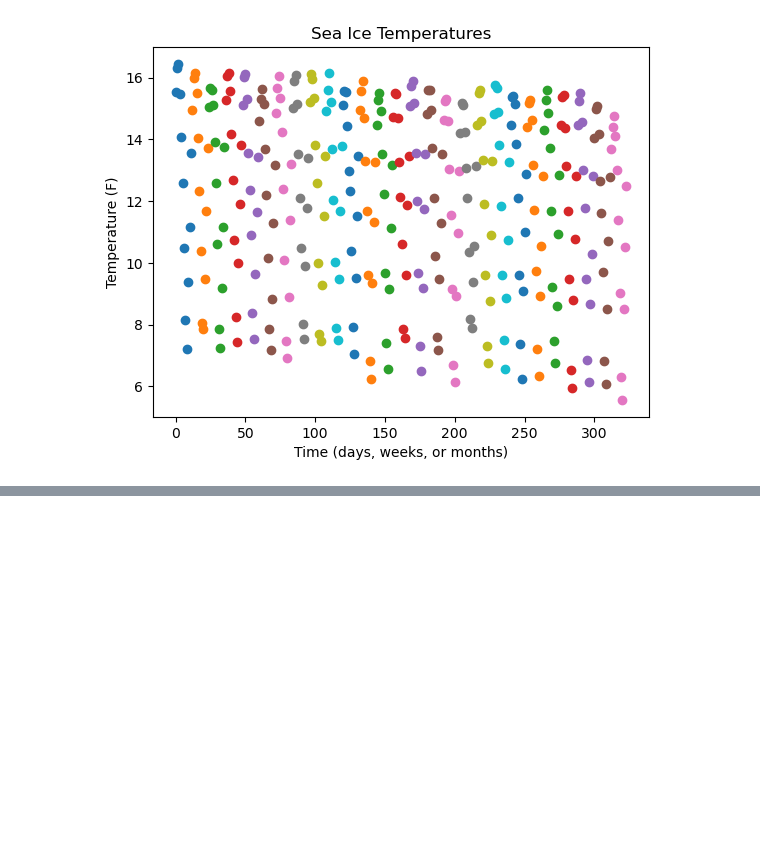
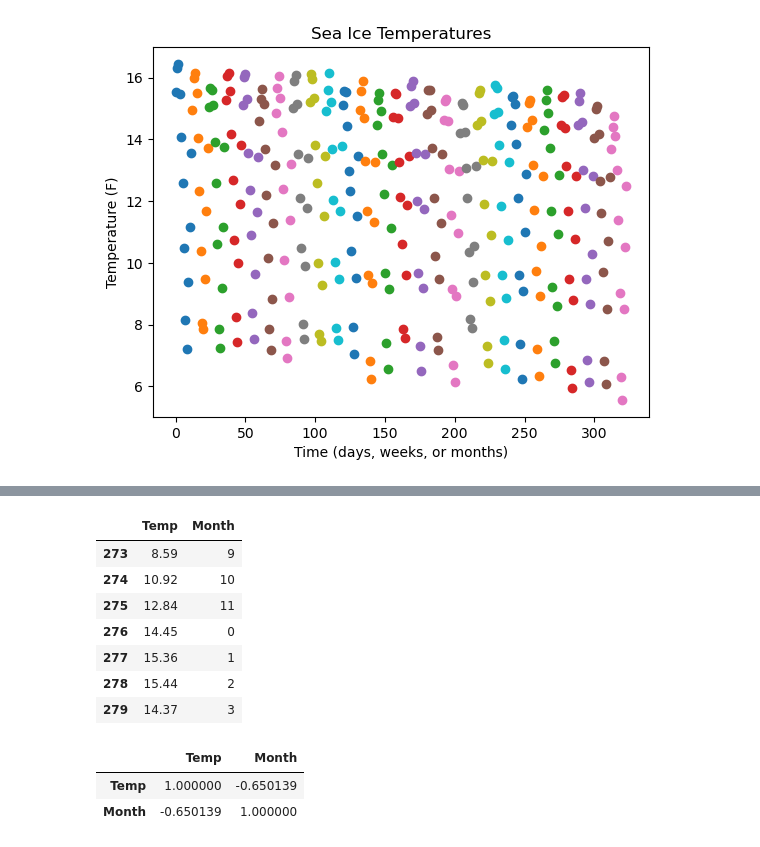
Before and after one commit to AdamKaderbhai/CSCI240, a Jupyter notebook: Secant_approximation/secant_approximation.ipynb, the cells around one changed output, grey strips where cells are left out. Saved outputs shown, nothing was run; the diff lists cells and outputs as text; code cells hidden in the pictures; blank space fills up the shorter version.

```diff
--- a/Secant_approximation/secant_approximation.ipynb
+++ b/Secant_approximation/secant_approximation.ipynb
@@ -33,0 +66,22 @@ plt.show()
+# %%
+# A question to ask: Is the month (0-11) correlated with the temperature?
+# lets group the data by month
+
+df['Month'] = df.index % 12  # adding a month column with labels 0-11
+df[273:280]
+# %% [output]
+|  | Temp | Month |
+| 273 | 8.59 | 9 |
+| 274 | 10.92 | 10 |
+| 275 | 12.84 | 11 |
+| 276 | 14.45 | 0 |
+| 277 | 15.36 | 1 |
+| 278 | 15.44 | 2 |
+| 279 | 14.37 | 3 |
+# %%
+#Now lets check the correlation between the month and the temperature
+df.corr()
+# %% [output]
+|  | Temp | Month |
+| Temp | 1.000000 | -0.650139 |
+| Month | -0.650139 | 1.000000 |
```
Also changed, not shown: parts of 15 cells of this notebook, 3 other files.
